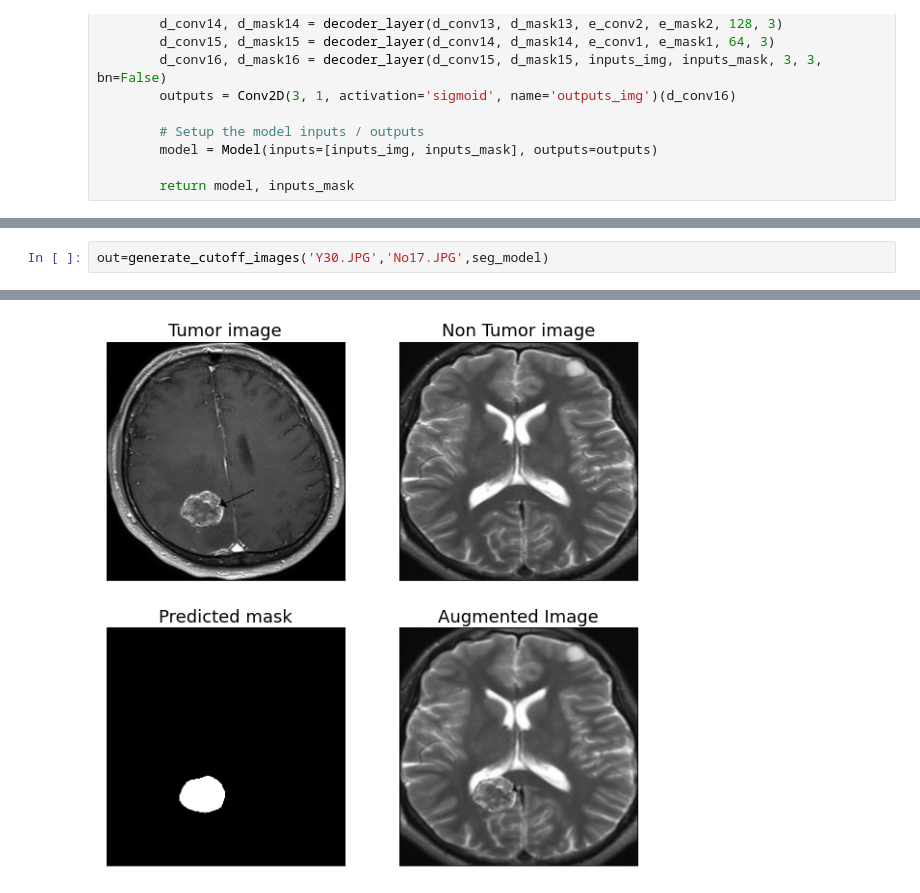
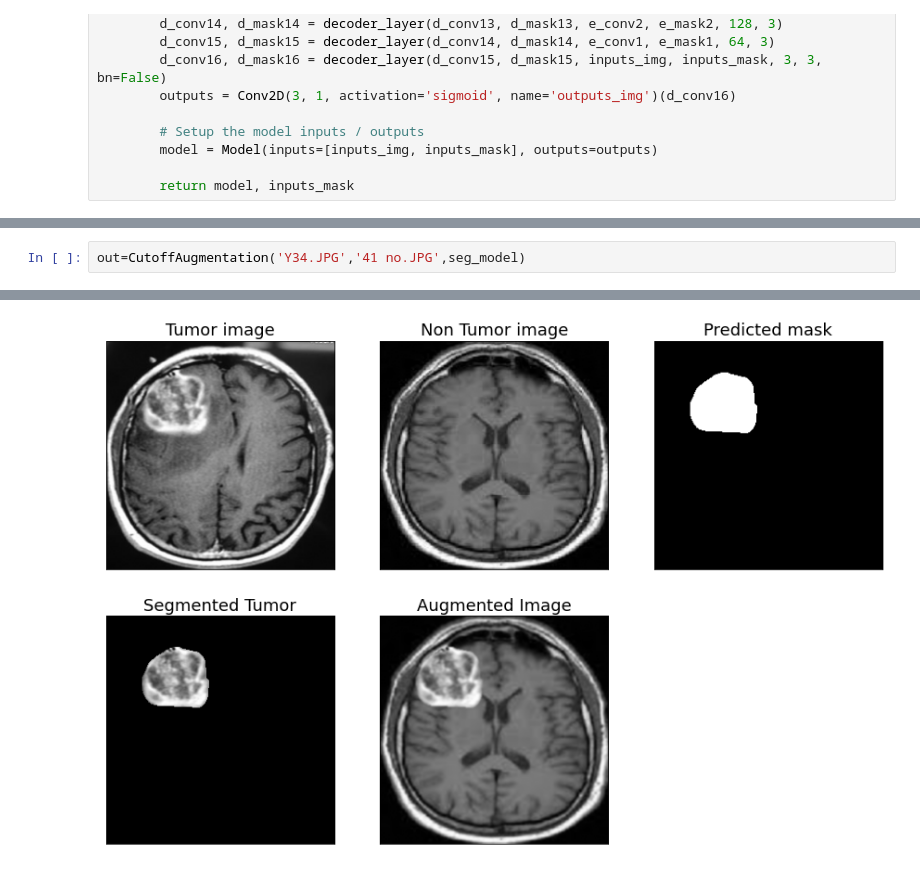
Before and after one commit to omarsherif200/RegionInpaint-Cutoff-and-RegionMix-augmentation-techniques, a Jupyter notebook: Augmentation notebook.ipynb, the cells around one changed output, grey strips where cells are left out. Drawn from its saved outputs; the diff is of its cells as text.

```diff
--- a/Augmentation notebook.ipynb
+++ b/Augmentation notebook.ipynb
@@ -85,3 +89,3 @@ out=generate_inpainted_images('Y30.JPG',seg_model,inpainting_model)
 # %%
-out=generate_cutoff_images('Y30.JPG','No17.JPG',seg_model)
+out=CutoffAugmentation('Y34.JPG','41 no.JPG',seg_model)
 # %% [output]
@@ -89,2 +93,2 @@ out=generate_cutoff_images('Y30.JPG','No17.JPG',seg_model)
-[figure, old version]
+[figure, new version]
 # %% [markdown]
```
Also changed, not shown: parts of 9 cells of this notebook, 2 other files.
